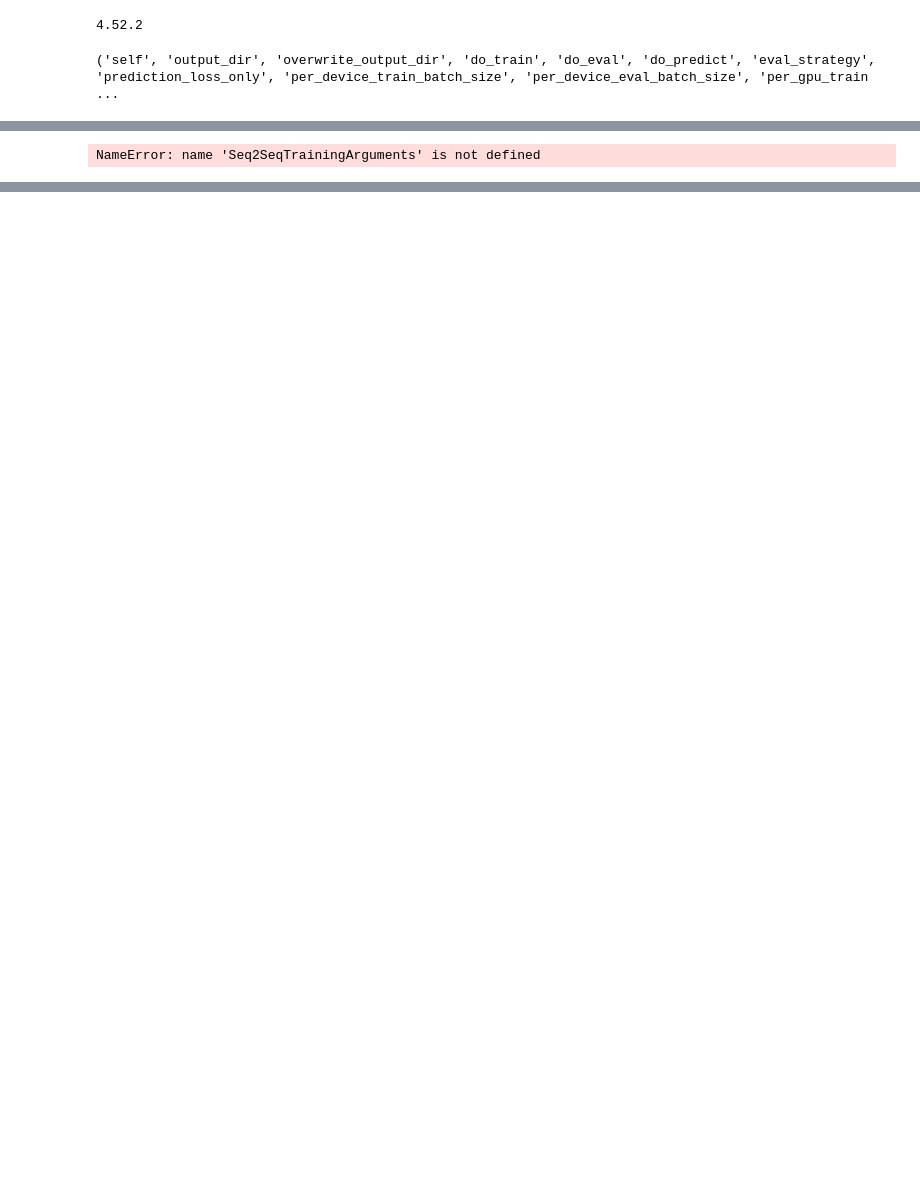
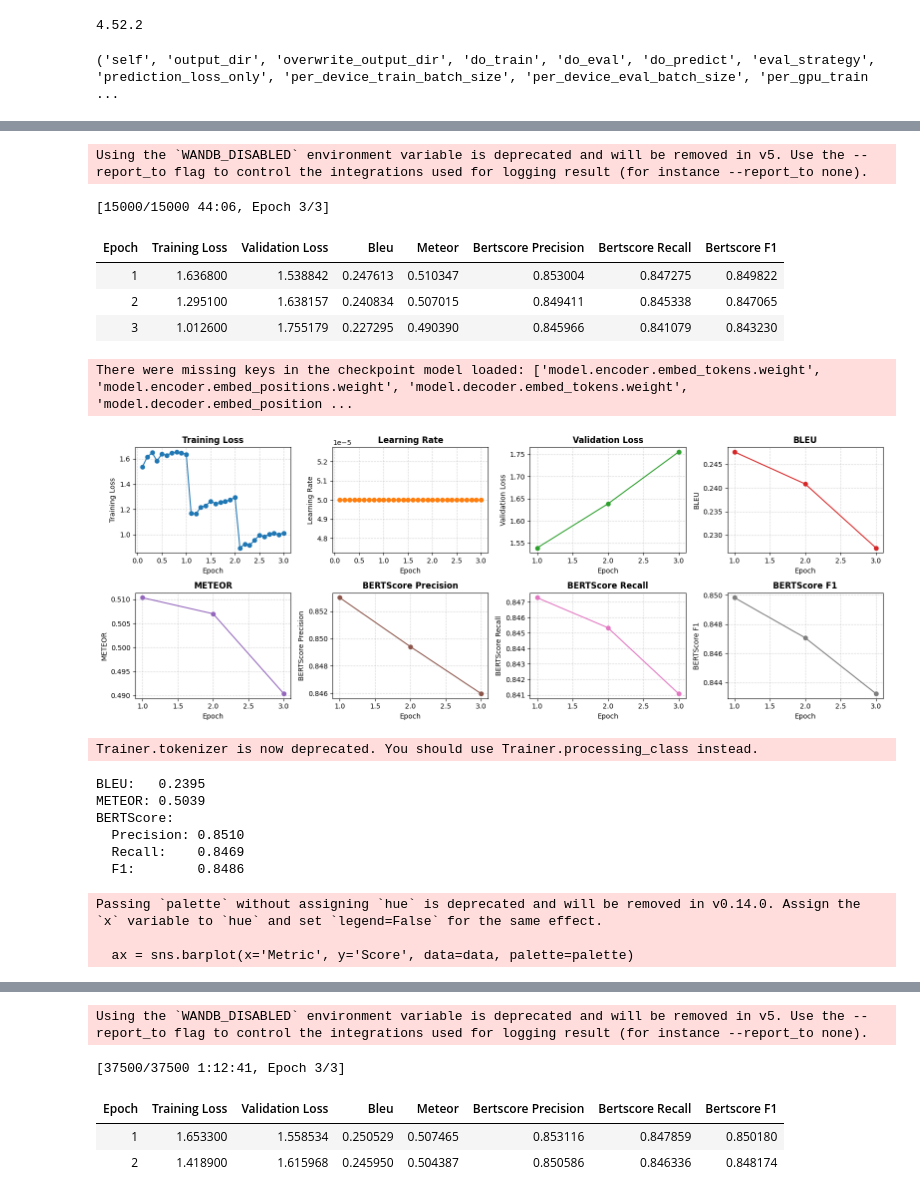
Before and after one commit to t3i8m/Comparative-Study-NMT, a Jupyter notebook: experiments/fine_tunning.ipynb, the cells around one changed output, grey strips where cells are left out. Saved outputs shown, nothing was run; the diff lists cells and outputs as text; code cells hidden in the pictures; blank space fills up the shorter version.

```diff
--- a/experiments/fine_tunning.ipynb
+++ b/experiments/fine_tunning.ipynb
@@ -595,13 +572,10 @@ trainer = Seq2SeqTrainer(
 trainer.train()
 # %%
 
-import matplotlib.pyplot as plt
-import math
-import seaborn as sns
-import pandas as pd
 
 train_set_sizes = [20000, 50000, 70000, 100000]
 metrics_container = {n:{} for n in train_set_sizes}
+
 
 
 for train_set_s in train_set_sizes:
@@ -615,6 +589,8 @@ for train_set_s in train_set_sizes:
     model_name = "Helsinki-NLP/opus-mt-en-de"
     tokenizer = MarianTokenizer.from_pretrained(model_name)
     model = MarianMTModel.from_pretrained(model_name)
+    device = torch.device("cuda" if torch.cuda.is_available() else "cpu")
+    model.to(device)
 
     training_args = Seq2SeqTrainingArguments(
     output_dir="./marianmt-finetuned",
@@ -761,31 +737,48 @@ for train_set_s in train_set_sizes:
     sns.set(style="white", context="talk")
     palette = sns.color_palette("viridis", len(data))
 
     plt.figure(figsize=(10, 6))
     ax = sns.barplot(x='Metric', y='Score', data=data, palette=palette)
 
     for i, row in data.iterrows():
         ax.text(i, row['Score'] + 0.025, f"{row['Score']:.4f}",
                 ha='center', va='bottom',  fontsize=12)
 
     plt.title(f"Evaluation Metrics After Fine-Tuning (3 epochs, training set size = {train_set_s})", fontsize=18, pad=20)
     plt.ylim(0, 1.1)
     plt.ylabel("Score", fontsize=14)
     plt.xlabel("")
     plt.xticks(fontsize=12)
     plt.yticks(fontsize=12)
     sns.despine()
     ax.yaxis.grid(True, linestyle='--', alpha=0.7)
     ax.set_axisbelow(True)
     plt.tight_layout()
     plt.show()
 
     metrics_container[train_set_s] = {
         "BLEU":   bleu_score["bleu"],
         "METEOR": meteor_score["meteor"],
         "BERT_P": bert_precision,
         "BERT_R": bert_recall,
         "BERT_F1": bert_f1,
     }
 # %% [output]
-NameError: name 'Seq2SeqTrainingArguments' is not defined
+Using the `WANDB_DISABLED` environment variable is deprecated and will be removed in v5. Use the --report_to flag to control the integrations used for logging result (for instance --report_to none).
+[15000/15000 44:06, Epoch 3/3]
+| Epoch | Training Loss | Validation Loss | Bleu | Meteor | Bertscore Precision | Bertscore Recall | Bertscore F1 |
+| 1 | 1.636800 | 1.538842 | 0.247613 | 0.510347 | 0.853004 | 0.847275 | 0.849822 |
+| 2 | 1.295100 | 1.638157 | 0.240834 | 0.507015 | 0.849411 | 0.845338 | 0.847065 |
+| 3 | 1.012600 | 1.755179 | 0.227295 | 0.490390 | 0.845966 | 0.841079 | 0.843230 |
+There were missing keys in the checkpoint model loaded: ['model.encoder.embed_tokens.weight', 'model.encoder.embed_positions.weight', 'model.decoder.embed_tokens.weight', 'model.decoder.embed_position ...
+[figure, added]
+Trainer.tokenizer is now deprecated. You should use Trainer.processing_class instead.
+BLEU:   0.2395
+METEOR: 0.5039
+BERTScore:
+  Precision: 0.8510
+  Recall:    0.8469
+  F1:        0.8486
+Passing `palette` without assigning `hue` is deprecated and will be removed in v0.14.0. Assign the `x` variable to `hue` and set `legend=False` for the same effect.
+
+  ax = sns.barplot(x='Metric', y='Score', data=data, palette=palette)
@@ -792,3 +786,8 @@ NameError: name 'Seq2SeqTrainingArguments' is not defined
+Using the `WANDB_DISABLED` environment variable is deprecated and will be removed in v5. Use the --report_to flag to control the integrations used for logging result (for instance --report_to none).
+[37500/37500 1:12:41, Epoch 3/3]
+| Epoch | Training Loss | Validation Loss | Bleu | Meteor | Bertscore Precision | Bertscore Recall | Bertscore F1 |
+| 1 | 1.653300 | 1.558534 | 0.250529 | 0.507465 | 0.853116 | 0.847859 | 0.850180 |
+| 2 | 1.418900 | 1.615968 | 0.245950 | 0.504387 | 0.850586 | 0.846336 | 0.848174 |
 # %%
 summary_df = (
     pd.DataFrame.from_dict(metrics_container, orient="index")
```
Also changed, not shown: parts of 10 cells of this notebook.
